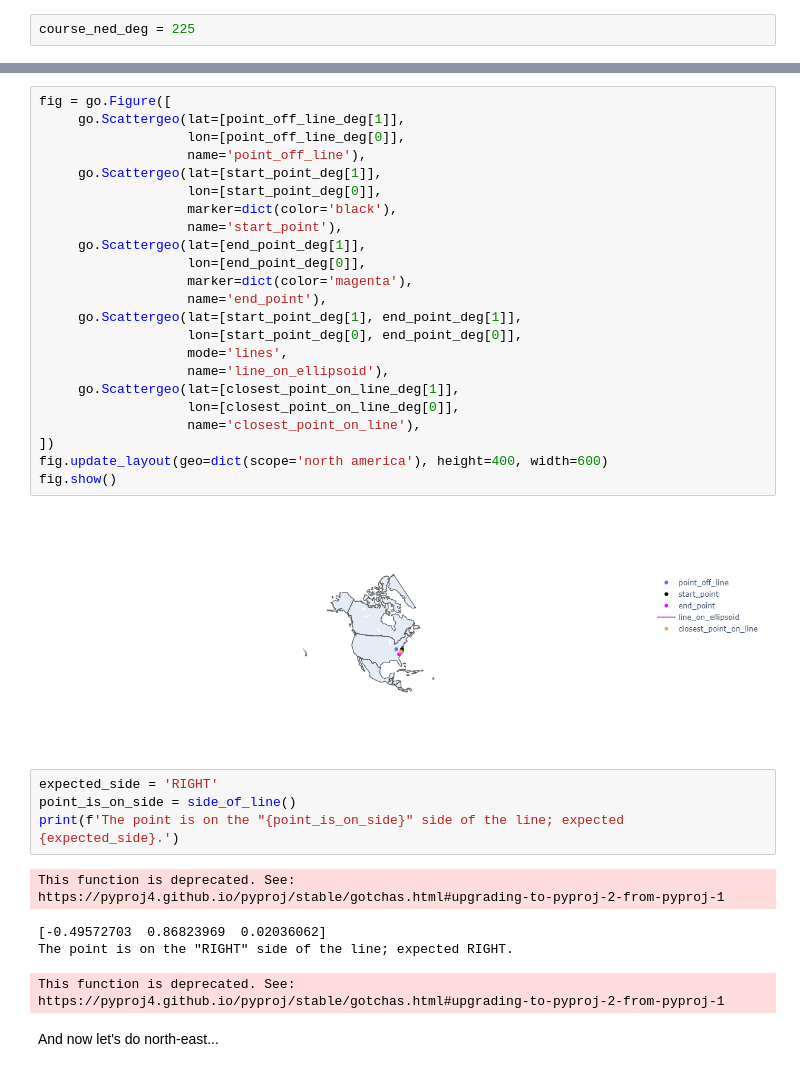
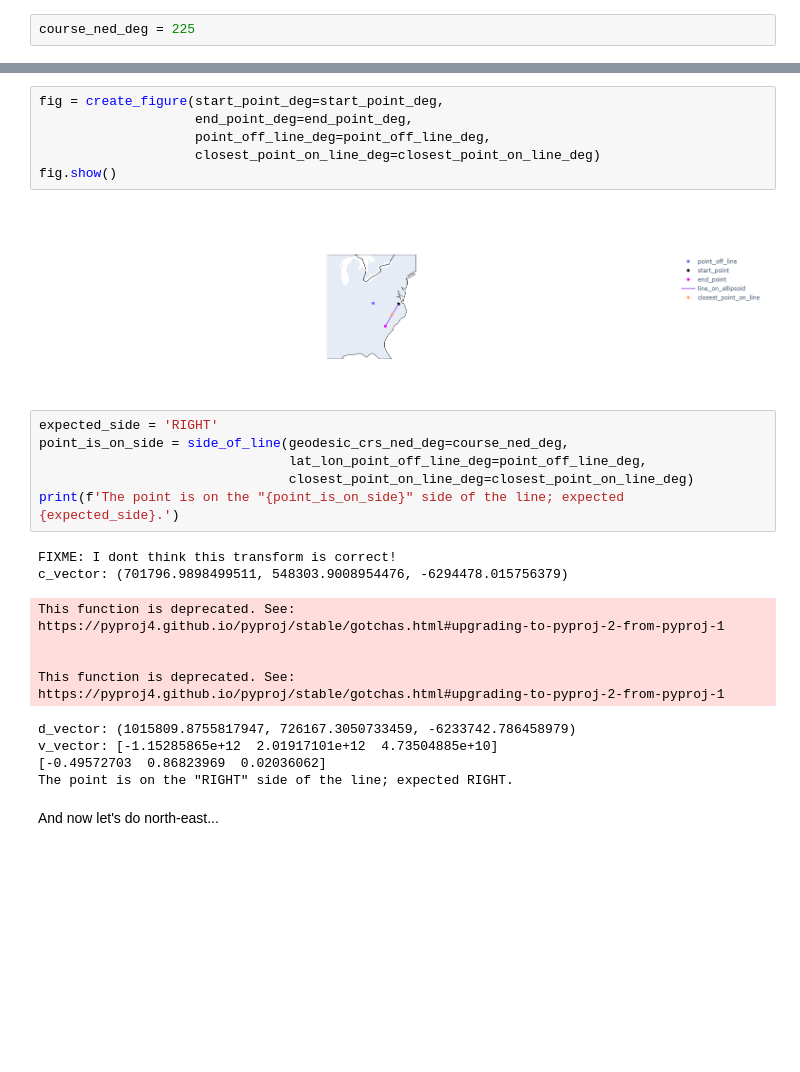
Before and after one commit to buffetboy2001/buffetboy2001.github.io, a Jupyter notebook: notebooks/2020-12-01-solution.ipynb, the cells around one changed output, grey strips where cells are left out. Cells and saved outputs as stored; diff of their text form; blank space fills up the shorter version.

```diff
--- a/notebooks/2020-12-01-solution.ipynb
+++ b/notebooks/2020-12-01-solution.ipynb
@@ -313,37 +289,28 @@ if debug_plots:
-# %%
-fig = go.Figure([
-     go.Scattergeo(lat=[point_off_line_deg[1]],
-                   lon=[point_off_line_deg[0]],
-                   name='point_off_line'),
-     go.Scattergeo(lat=[start_point_deg[1]],
-                   lon=[start_point_deg[0]],
-                   marker=dict(color='black'),
-                   name='start_point'),
-     go.Scattergeo(lat=[end_point_deg[1]],
-                   lon=[end_point_deg[0]],
-                   marker=dict(color='magenta'),
-                   name='end_point'),
-     go.Scattergeo(lat=[start_point_deg[1], end_point_deg[1]],
-                   lon=[start_point_deg[0], end_point_deg[0]],
-                   mode='lines',
-                   name='line_on_ellipsoid'),
-     go.Scattergeo(lat=[closest_point_on_line_deg[1]],
-                   lon=[closest_point_on_line_deg[0]],
-                   name='closest_point_on_line'),
-])
-fig.update_layout(geo=dict(scope='north america'), height=400, width=600)
-fig.show()
-# %% [output]
-[figure, removed]
+# %%
+fig = create_figure(start_point_deg=start_point_deg,
+                    end_point_deg=end_point_deg,
+                    point_off_line_deg=point_off_line_deg,
+                    closest_point_on_line_deg=closest_point_on_line_deg)
+fig.show()
+# %% [output]
+[figure, added]
 # %%
 expected_side = 'RIGHT'
-point_is_on_side = side_of_line()
+point_is_on_side = side_of_line(geodesic_crs_ned_deg=course_ned_deg,
+                                lat_lon_point_off_line_deg=point_off_line_deg,
+                                closest_point_on_line_deg=closest_point_on_line_deg)
 print(f'The point is on the "{point_is_on_side}" side of the line; expected {expected_side}.')
 # %% [output]
-This function is deprecated. See: https://pyproj4.github.io/pyproj/stable/gotchas.html#upgrading-to-pyproj-2-from-pyproj-1
+FIXME: I dont think this transform is correct!
+c_vector: (701796.9898499511, 548303.9008954476, -6294478.015756379)
-[-0.49572703  0.86823969  0.02036062]
-The point is on the "RIGHT" side of the line; expected RIGHT.
+This function is deprecated. See: https://pyproj4.github.io/pyproj/stable/gotchas.html#upgrading-to-pyproj-2-from-pyproj-1
+
+
+This function is deprecated. See: https://pyproj4.github.io/pyproj/stable/gotchas.html#upgrading-to-pyproj-2-from-pyproj-1
-This function is deprecated. See: https://pyproj4.github.io/pyproj/stable/gotchas.html#upgrading-to-pyproj-2-from-pyproj-1
+d_vector: (1015809.8755817947, 726167.3050733459, -6233742.786458979)
+v_vector: [-1.15285865e+12  2.01917101e+12  4.73504885e+10]
+[-0.49572703  0.86823969  0.02036062]
+The point is on the "RIGHT" side of the line; expected RIGHT.
 # %% [markdown]
 And now let's do north-east...
 # %%
```
Also changed, not shown: parts of 33 cells of this notebook.
